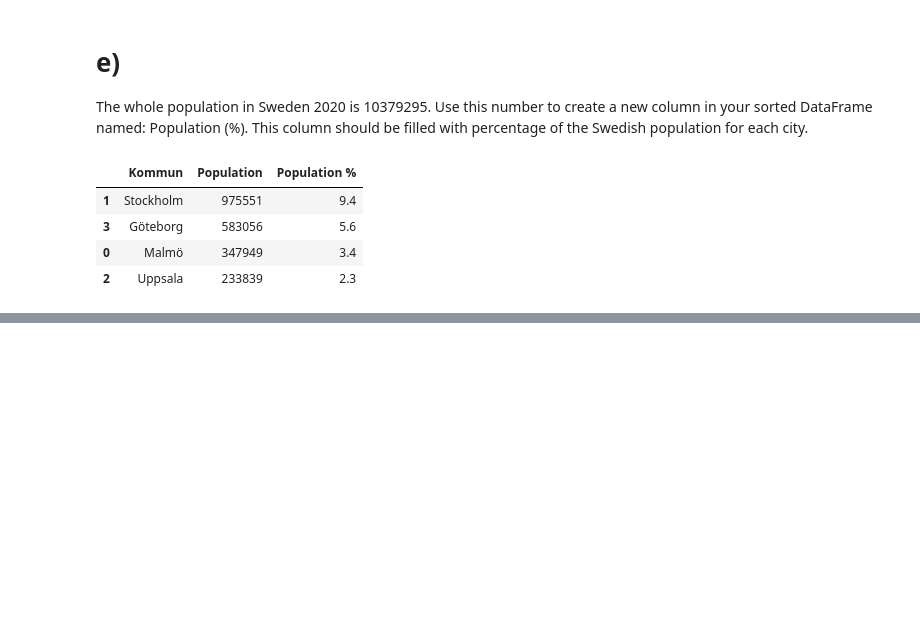
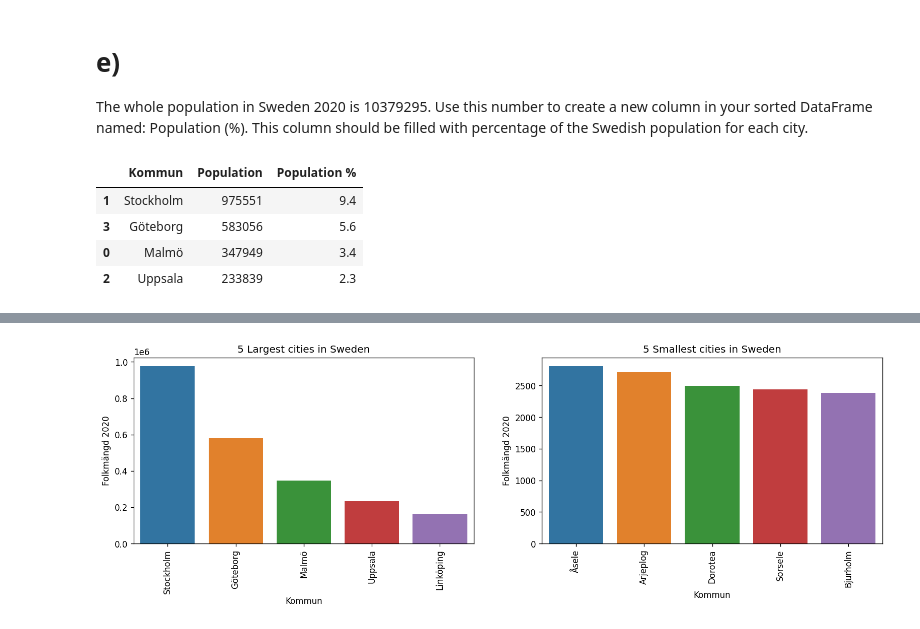
Before and after one commit to JonasBE13/Databehandling-Jonas-Bengtstrom, a Jupyter notebook: Databehandling exercies/E00_pandas_basic_syntax.ipynb, the cells around one changed output, grey strips where cells are left out. Saved outputs shown, nothing was run; the diff lists cells and outputs as text; code cells hidden in the pictures; blank space fills up the shorter version.

```diff
--- a/Databehandling exercies/E00_pandas_basic_syntax.ipynb
+++ b/Databehandling exercies/E00_pandas_basic_syntax.ipynb
@@ -136,0 +217,3 @@ df_sorted_descending
+# %%
+df_sort_large_to_small = df_totalt.sort_values(by="Folkmängd 2020", ascending=False)
+df_sort_large_to_small.head()
@@ -136,0 +230,4 @@ df_sorted_descending
+# %%
+# Reveals the 5 smallest cities, sorted by decsending order.
+df_exclude_smallest = df_sort_large_to_small.tail(5) # '.tail(5)' gives us the last 5 rows in the DataFrame. Note: this DataFrame is sorted by 'Folkmängd 2020'.
+df_exclude_smallest
@@ -136,0 +262,4 @@ df_sorted_descending
+# %%
+# create a DataFrame with 5 largest cities:
+df_5_largest = df_sort_large_to_small.head()
+df_5_largest
@@ -136,0 +273,4 @@ df_sorted_descending
+# %%
+# already created a DateFrame with the 5 smallest cities, 'df_exclude_smallest', just want to rename it:
+df_5_smallest = df_exclude_smallest
+df_5_smallest
@@ -136,0 +284,15 @@ df_sorted_descending
+# %%
+import matplotlib.pyplot as plt
+import seaborn as sns
+
+fig, axes = plt.subplots(1,2, figsize=(16,4), dpi=120)
+titles = ["5 Largest cities in Sweden", "5 Smallest cities in Sweden"]
+data_frames = (df_5_largest, df_5_smallest)
+x_columns = ["Kommun", "Kommun"]
+
+for i, (data, title) in enumerate(zip(data_frames, titles)):
+    sns.barplot(data=data, x = x_columns[i], y = "Folkmängd 2020", ax = axes[i])
+    axes[i].set(title = title)
+    axes[i].set_xticklabels(axes[i].get_xticklabels(), rotation = 90)
+# %% [output]
+[figure, added]
```
Also changed, not shown: parts of 20 cells of this notebook, 1 other file.
